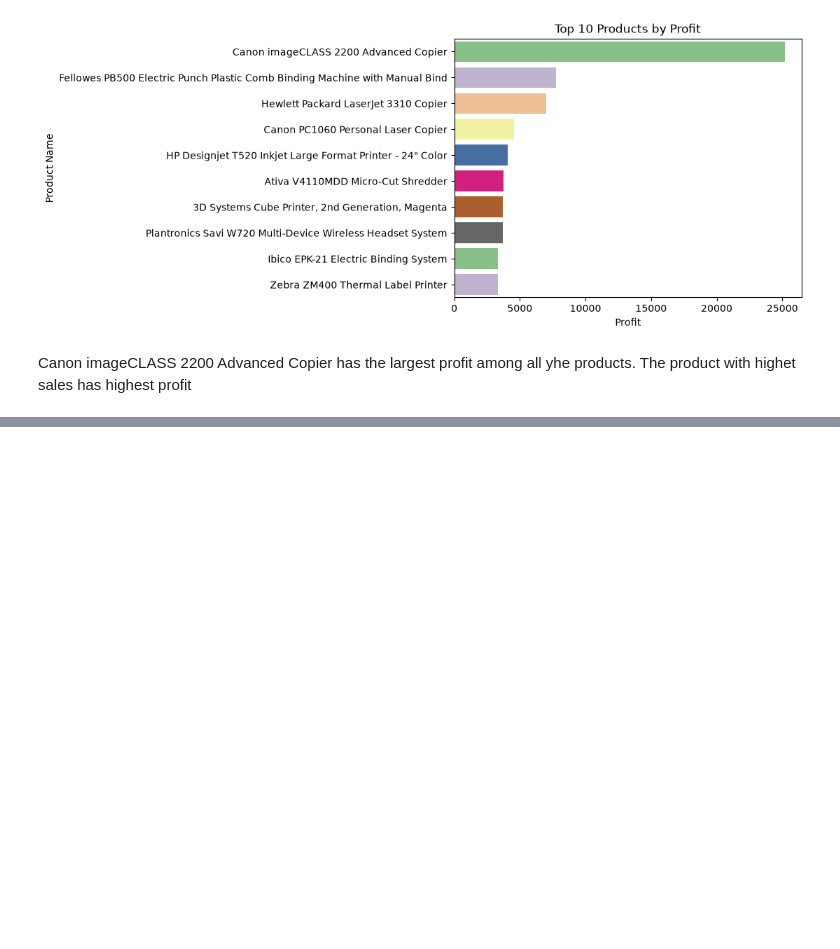
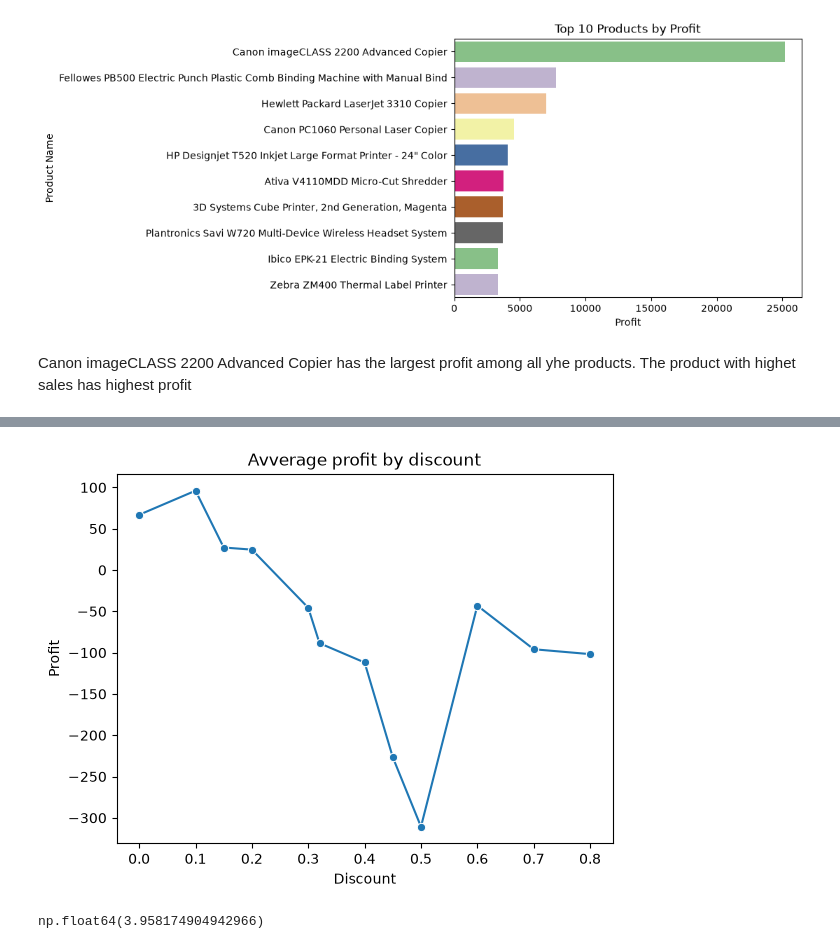
Before and after one commit to vaishnaviniwalkar/Superstore_Sales_Analysis, a Jupyter notebook: notebook/analysis.ipynb, the cells around one changed output, grey strips where cells are left out. Cells and saved outputs as stored; diff of their text form; code cells hidden in the pictures; blank space fills up the shorter version.

```diff
--- a/notebook/analysis.ipynb
+++ b/notebook/analysis.ipynb
@@ -479,0 +489,3 @@ Canon imageCLASS 2200 Advanced Copier has the largest profit among all yhe produ
+# %%
+discount_profit = df.groupby('Discount')['Profit'].mean()
+discount_profit
@@ -479,0 +507,10 @@ Canon imageCLASS 2200 Advanced Copier has the largest profit among all yhe produ
+# %%
+sns.lineplot(x='Discount', y='Profit', data=discount_profit.reset_index(), marker='o')
+plt.title('Avverage profit by discount')
+plt.show()
+# %% [output]
+[figure, added]
+# %%
+df['Shipping days'].mean()
+# %% [output]
+np.float64(3.958174904942966)
```
Also changed, not shown: parts of 3 cells of this notebook.
